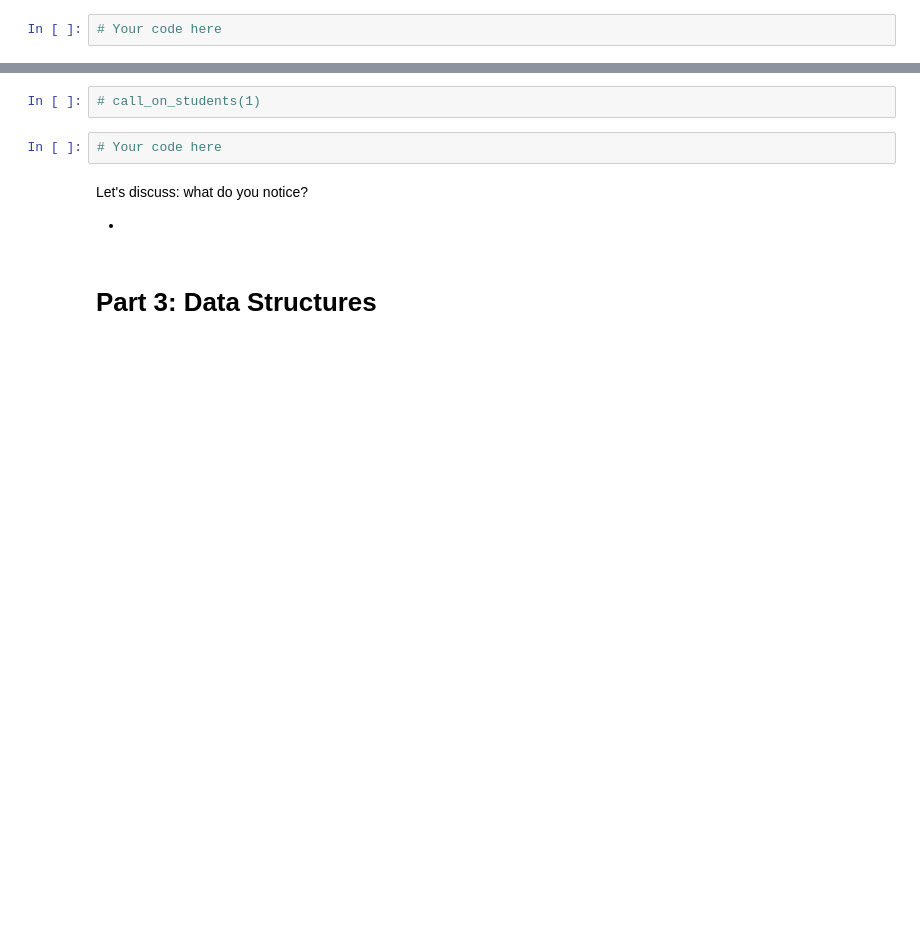
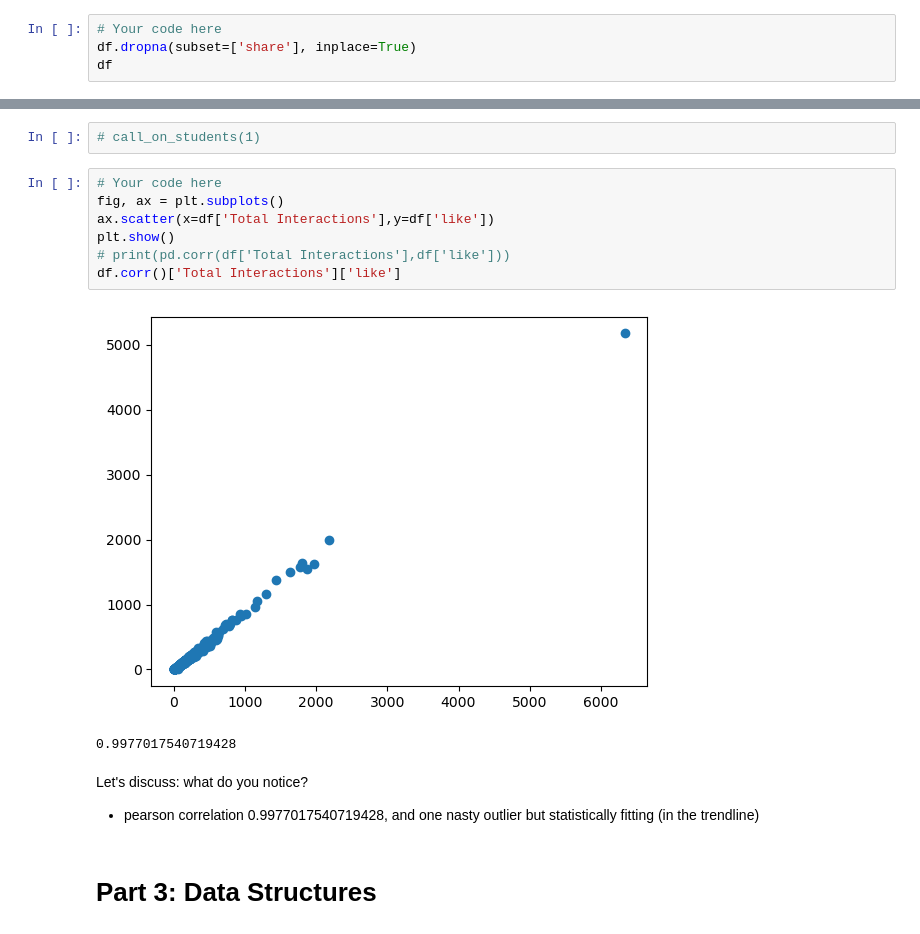
Before and after one commit to alexanderdaffara/NYC-DS-010923, a Jupyter notebook: CodeChallengeReviews/Phase1/P1-Code-Challenge-Review.ipynb, the cells around one changed output, grey strips where cells are left out. Saved outputs shown, nothing was run; the diff lists cells and outputs as text; blank space fills up the shorter version.

```diff
--- a/CodeChallengeReviews/Phase1/P1-Code-Challenge-Review.ipynb
+++ b/CodeChallengeReviews/Phase1/P1-Code-Challenge-Review.ipynb
@@ -149,3 +159,5 @@ Answer:
 # call_on_students(1)
 # %%
 # Your code here
+df.dropna(subset=['share'], inplace=True)
+df
@@ -234,12 +351,20 @@ Let's discuss: what do you notice?
 Create a scatter plot that shows the correlation between total interactions and likes.
 # %%
 # call_on_students(1)
-# %%
-# Your code here
+# %%
+# Your code here
+fig, ax = plt.subplots()
+ax.scatter(x=df['Total Interactions'],y=df['like'])
+plt.show()
+# print(pd.corr(df['Total Interactions'],df['like']))
+df.corr()['Total Interactions']['like']
+# %% [output]
+[figure, added]
+0.9977017540719428
 # %% [markdown]
 Let's discuss: what do you notice?
 
--
+- pearson correlation 0.9977017540719428, and one nasty outlier but statistically fitting (in the trendline)
 # %% [markdown]
 <a id='datastructures'></a>
 # Part 3: Data Structures
```
Also changed, not shown: parts of 36 cells of this notebook, 1 other file.
